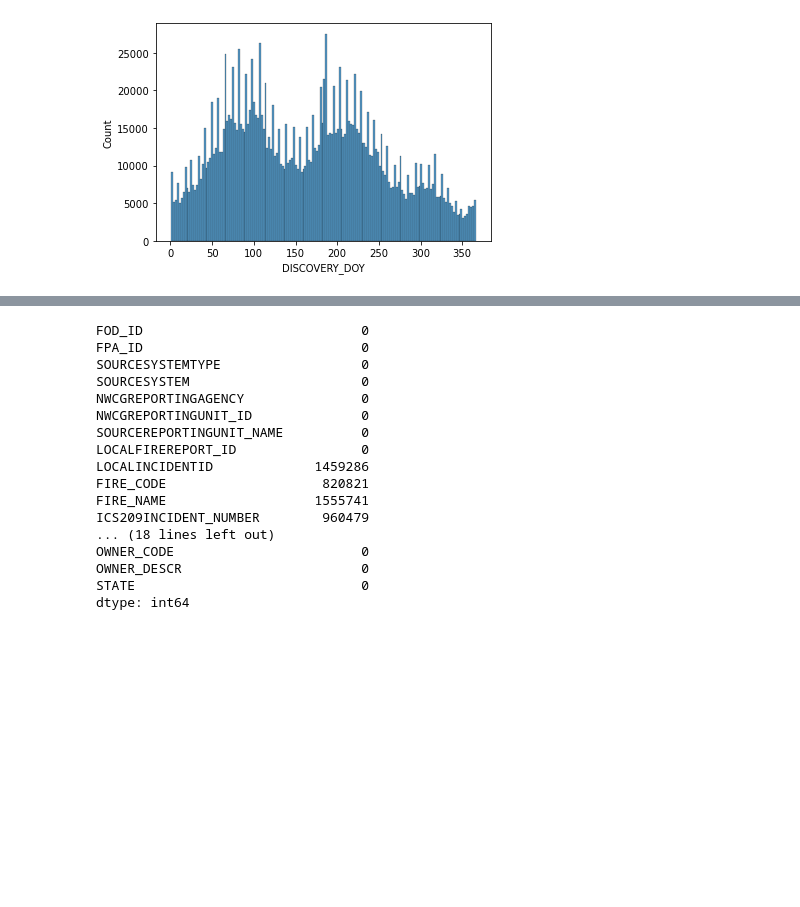
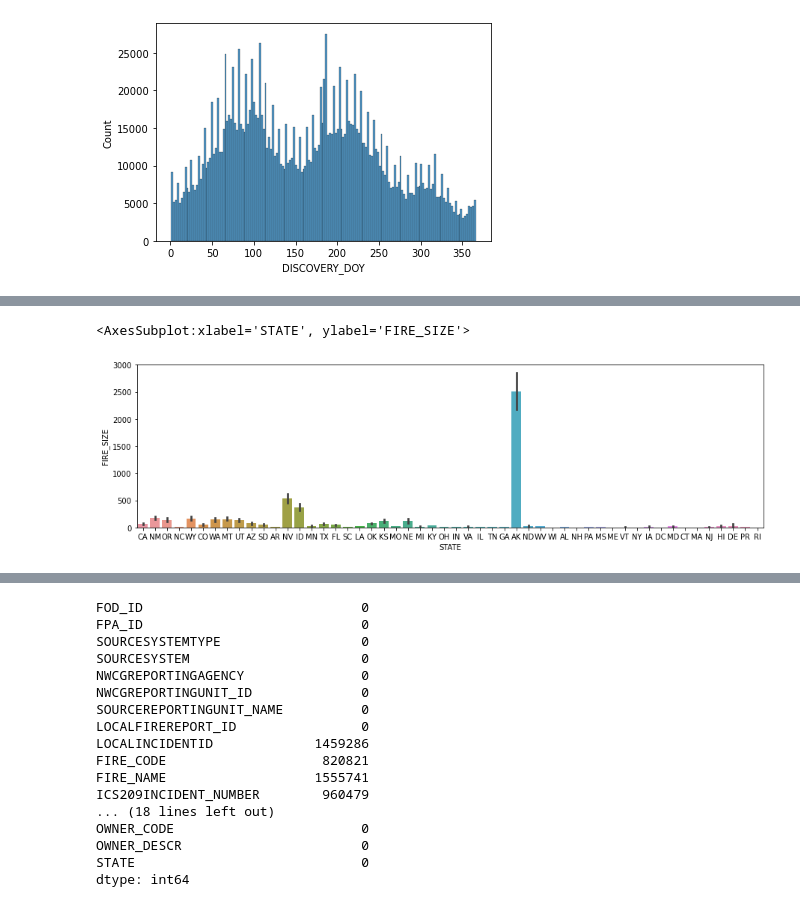
Before and after one commit to dianehkim/Forest-Fires-Time-Series-Forecast, a Jupyter notebook: DS440_model.ipynb, the cells around one changed output, grey strips where cells are left out. Cells and saved outputs as stored; diff of their text form; code cells hidden in the pictures; blank space fills up the shorter version.

```diff
--- a/DS440_model.ipynb
+++ b/DS440_model.ipynb
@@ -118,0 +124,6 @@ sns.countplot(data["STATE"])
+# %%
+plt.figure(figsize=(15,4))
+sns.barplot(data=data, x=data["STATE"], y=data["FIRE_SIZE"])
+# %% [output]
+<AxesSubplot:xlabel='STATE', ylabel='FIRE_SIZE'>
+[figure, added]
```
Also changed, not shown: parts of 50 cells of this notebook.
